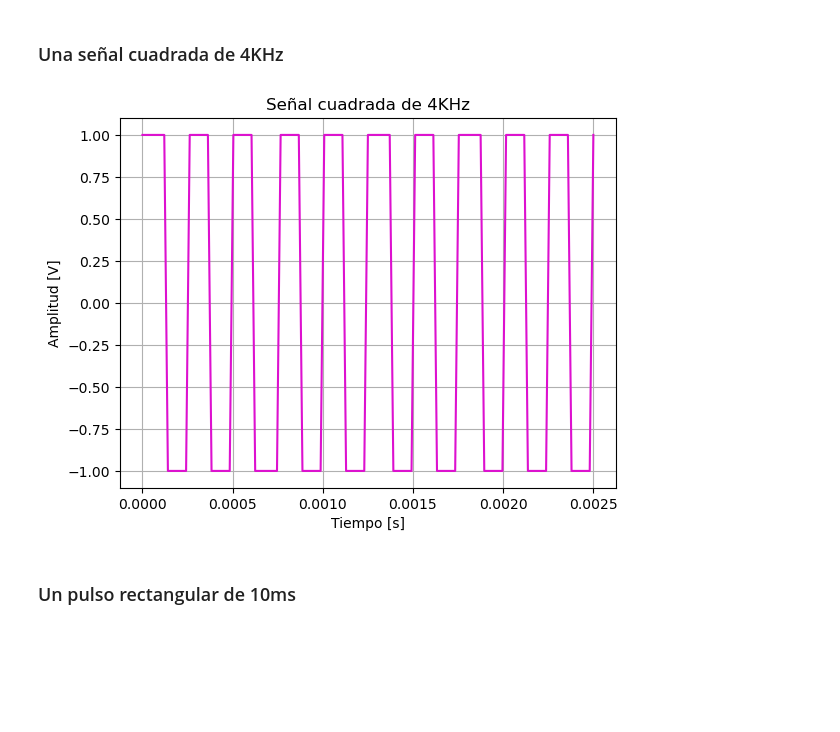
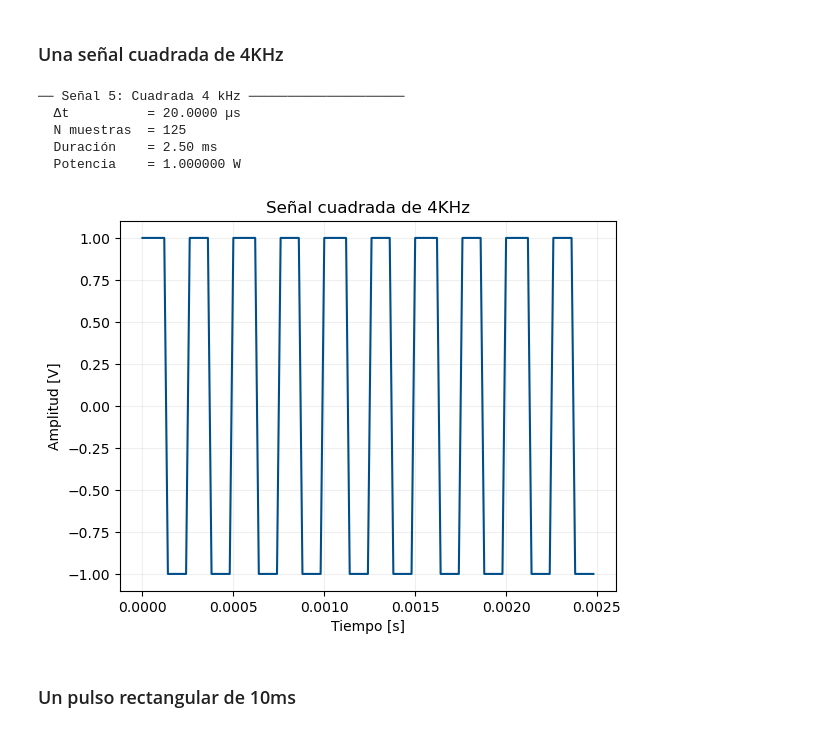
Before and after one commit to moradelacorte/APS, a Jupyter notebook: Mis_trabajos/TS1.ipynb, the cells around one changed output. Saved outputs shown, nothing was run; the diff lists cells and outputs as text; code cells hidden in the pictures; blank space fills up the shorter version.

```diff
--- a/Mis_trabajos/TS1.ipynb
+++ b/Mis_trabajos/TS1.ipynb
@@ -57,18 +83,25 @@ def mi_funcion_sen(vmax, dc, ff, ph, nn, fs):
 # %%
 import matplotlib.pyplot as plt
 
-fs = 50000 # Nyquist fs >>= 2*ff
-ff = 2000
-T = 10/ff # 10 ciclos
-N = int(T*fs)
+FS = 50000          # Nyquist fs >>= 2*ff
+TS = 1 / FS         # tiempo entre muestras
 
-tt, xx1 = mi_funcion_sen(vmax=1, dc=0, ff=ff, ph=0, nn=N, fs=fs)
+ff1 = 2000
+N1  = int(10 / ff1 * FS)   # 10 ciclos de 2kHz → 250 muestras
 
-plt.plot(tt, xx1,color='#00FF00')
+tt1, xx1 = mi_funcion_sen(vmax=1, dc=0, ff=ff1, ph=0, nn=N1, fs=FS)  # nn=N1, no nn=N
+P1 = potencia_media(xx1)
+
+print("── Señal 1: Sinusoide 2 kHz ──────────────────")
+print(f"  Δt         = {TS*1e6:.4f} µs")
+print(f"  N muestras = {N1}")
+print(f"  Duración   = {N1*TS*1e3:.2f} ms")
+print(f"  Potencia   = {P1:.6f} W ")
+
+plt.plot(tt1, xx1, color='#C69DD2')
 plt.xlabel("Tiempo [s]")
 plt.ylabel("Amplitud [V]")
 plt.title("Señal senoidal de 2KHz")
-plt.grid(True)
-
+plt.grid(True, alpha=0.2)
 plt.show()
 # %% [output]
@@ -176,22 +302,32 @@ plt.show()
 # %%
 from scipy import signal as sig
 
-ff = 4000
-T = 10/ff # 5 ciclos
-N = int(T*fs)
-tt = np.linspace(0, T, N)
+ff5 = 4000
+N5  = int(10 / ff5 * FS)   # 10 ciclos
+tt5 = np.linspace(0, (N5 - 1) * TS, N5)
+xx5 = sig.square(2 * np.pi * ff5 * tt5)   # amplitud ±1
 
-xx5 = sig.square(2 * np.pi * ff * tt)
+P5 = potencia_media(xx5)
+print("\n── Señal 5: Cuadrada 4 kHz ────────────────────")
+print(f"  Δt          = {TS*1e6:.4f} µs")
+print(f"  N muestras  = {N5}")
+print(f"  Duración    = {N5*TS*1e3:.2f} ms")
+print(f"  Potencia    = {P5:.6f} W ")
 
-plt.plot(tt, xx5, color='#DD10CF')
+plt.plot(tt5, xx5, color='#004E89')
 plt.xlabel("Tiempo [s]")
 plt.ylabel("Amplitud [V]")
 plt.title("Señal cuadrada de 4KHz")
-plt.grid(True)
+plt.grid(True, alpha=0.2)
 
 plt.show()
 # %% [output]
+── Señal 5: Cuadrada 4 kHz ────────────────────
+  Δt          = 20.0000 µs
+  N muestras  = 125
+  Duración    = 2.50 ms
+  Potencia    = 1.000000 W
-[figure, old version]
+[figure, new version]
 # %% [markdown]
 ### Un pulso rectangular de 10ms
 # %%
```
Also changed, not shown: parts of 22 cells of this notebook.
